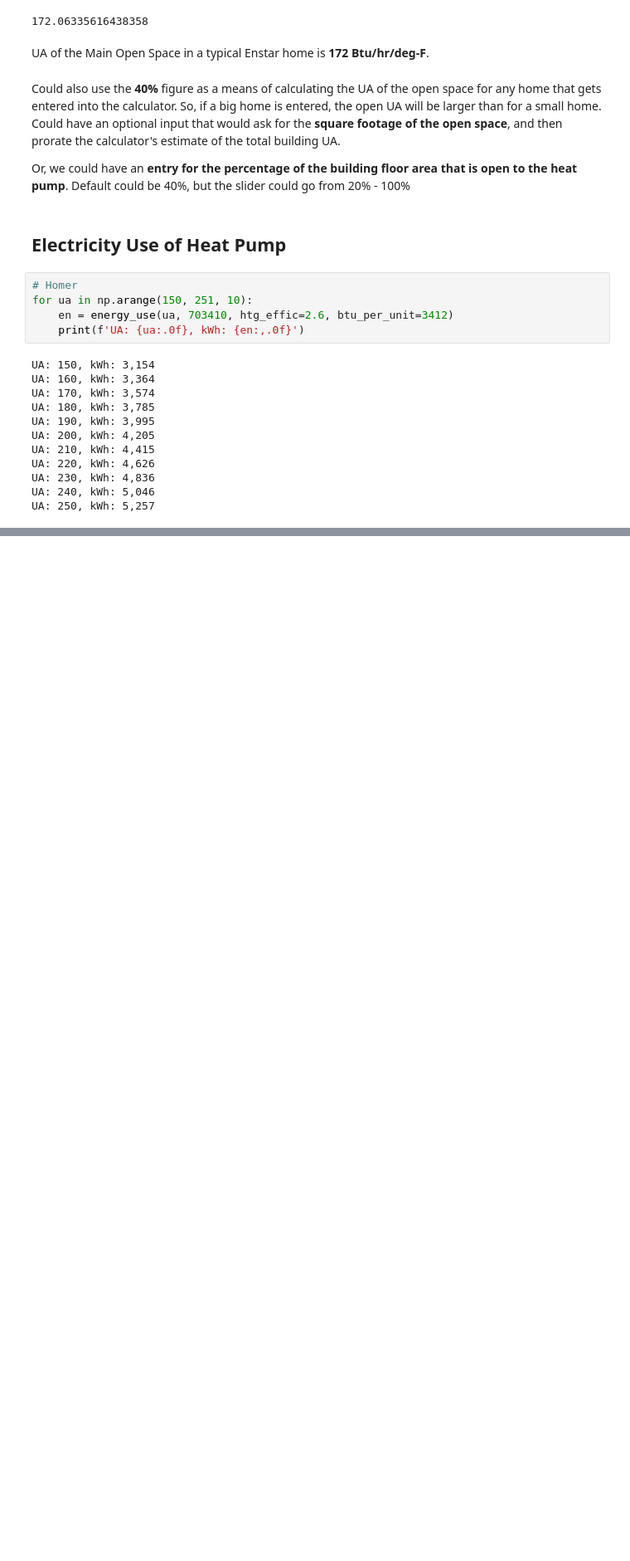
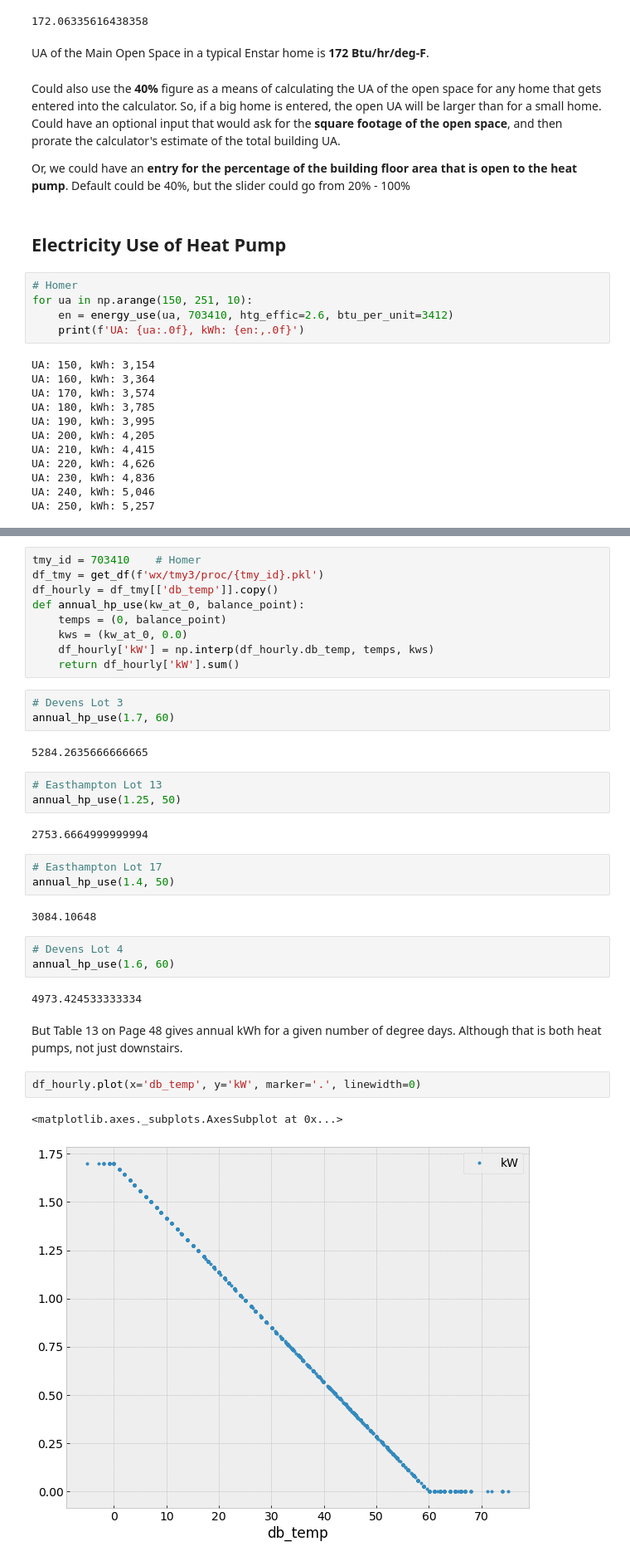
Before and after one commit to alanmitchell/heat-pump-study, a Jupyter notebook: general/accessible_UA.ipynb, the cells around one changed output, grey strips where cells are left out. Shown at 83% size. Cells and saved outputs as stored; diff of their text form; blank space fills up the shorter version.

```diff
--- a/general/accessible_UA.ipynb
+++ b/general/accessible_UA.ipynb
@@ -171,0 +174,36 @@ UA: 250, kWh: 5,257
+# %%
+tmy_id = 703410    # Homer
+df_tmy = get_df(f'wx/tmy3/proc/{tmy_id}.pkl')
+df_hourly = df_tmy[['db_temp']].copy()
+def annual_hp_use(kw_at_0, balance_point):
+    temps = (0, balance_point)
+    kws = (kw_at_0, 0.0)
+    df_hourly['kW'] = np.interp(df_hourly.db_temp, temps, kws)
+    return df_hourly['kW'].sum()
+# %%
+# Devens Lot 3
+annual_hp_use(1.7, 60)
+# %% [output]
+5284.2635666666665
+# %%
+# Easthampton Lot 13
+annual_hp_use(1.25, 50)
+# %% [output]
+2753.6664999999994
+# %%
+# Easthampton Lot 17
+annual_hp_use(1.4, 50)
+# %% [output]
+3084.10648
+# %%
+# Devens Lot 4
+annual_hp_use(1.6, 60)
+# %% [output]
+4973.424533333334
+# %% [markdown]
+But Table 13 on Page 48 gives annual kWh for a given number of degree days. Although that is both heat pumps, not just downstairs.
+# %%
+df_hourly.plot(x='db_temp', y='kW', marker='.', linewidth=0)
+# %% [output]
+<matplotlib.axes._subplots.AxesSubplot at 0x...>
+[figure, added]
```
Also changed, not shown: parts of 1 cell of this notebook, 1 other file.
